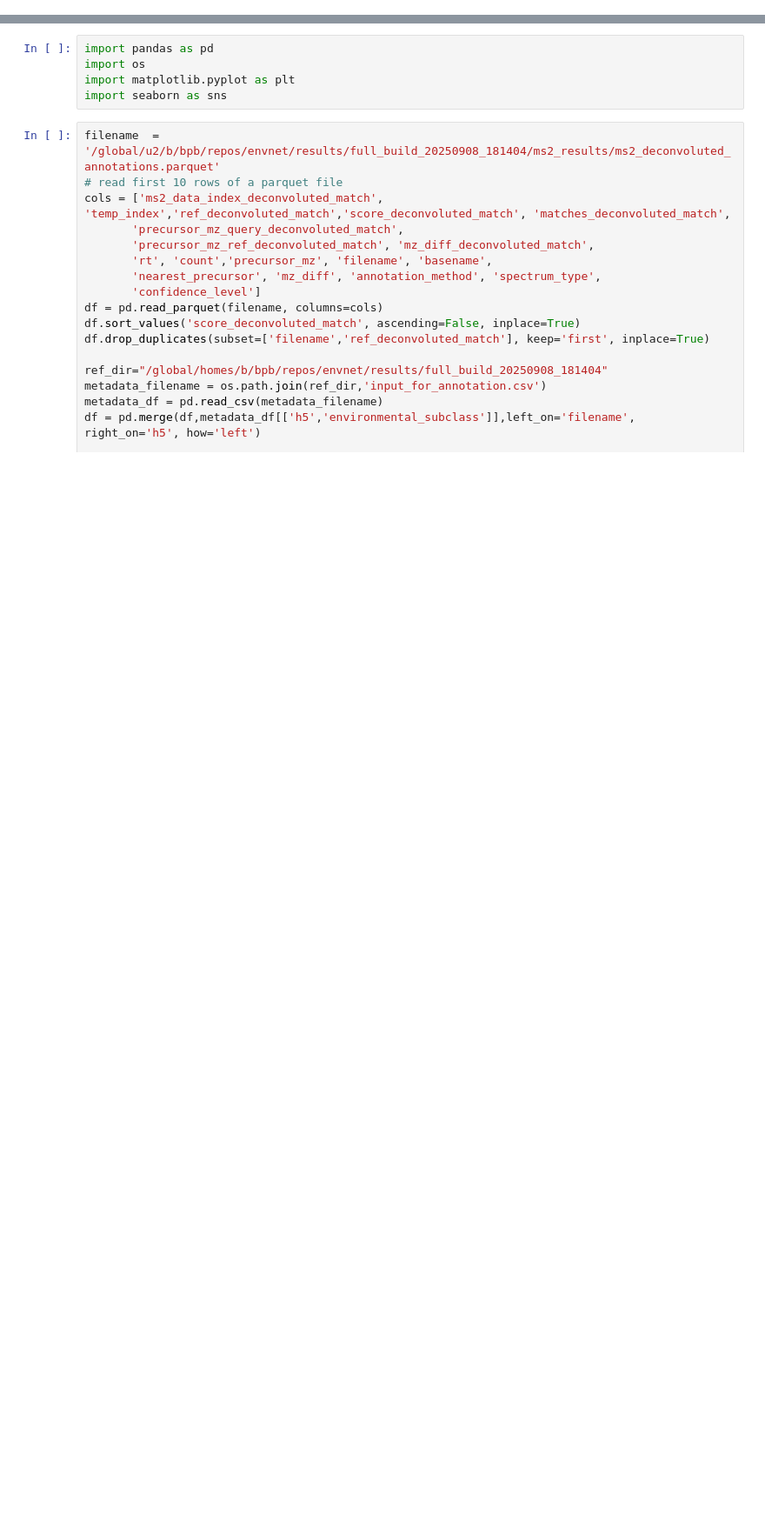
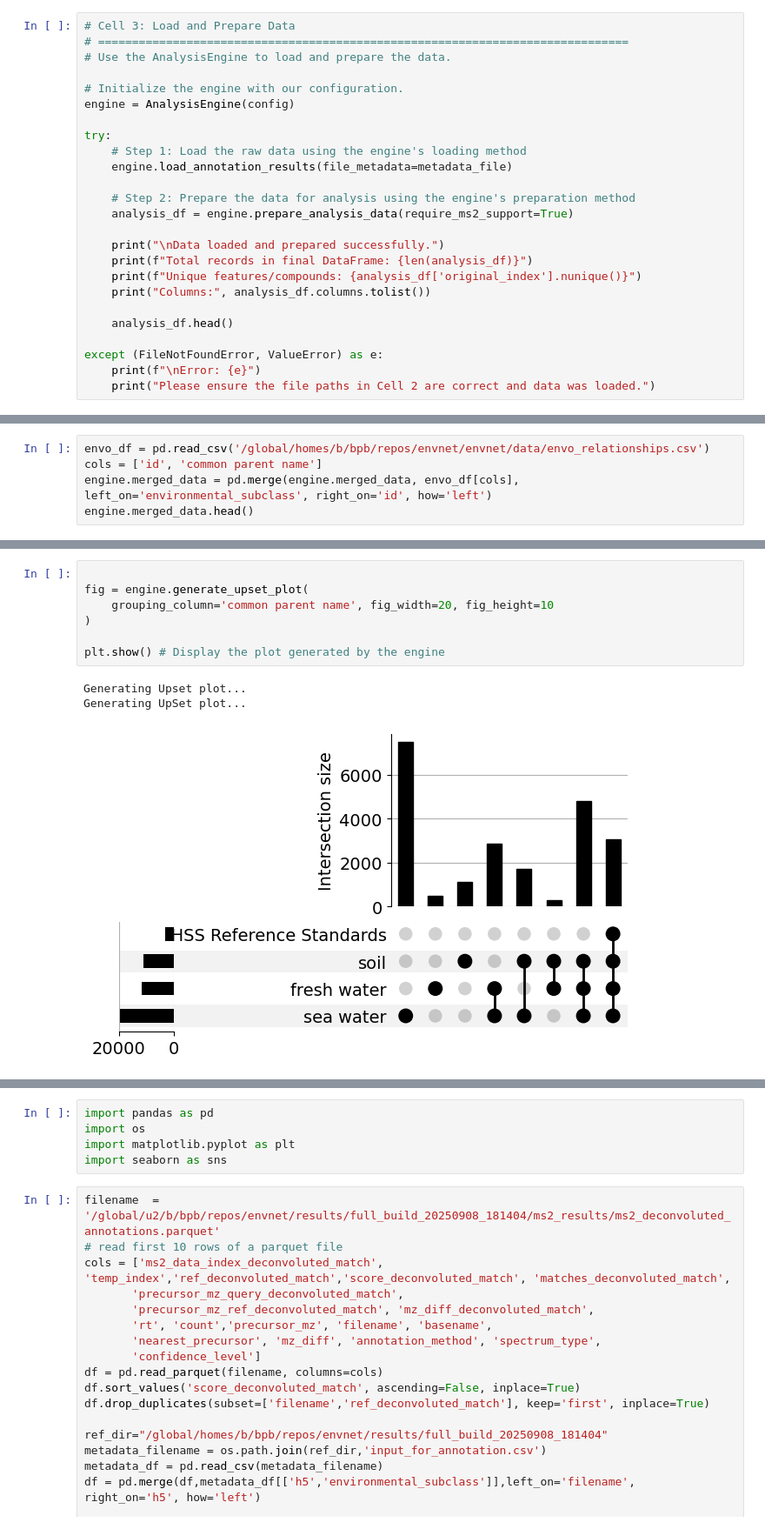
Before and after one commit to biorack/envnet, a Jupyter notebook: notebooks/analyze_environmental_dom_characteristics.ipynb, the cells around one changed output, grey strips where cells are left out. Shown: that part at 87% size. Saved outputs shown, nothing was run; the diff lists cells and outputs as text; blank space fills up the shorter version.

Commit message:
refactoring to use original_index and filenames consistently

```diff
--- a/notebooks/analyze_environmental_dom_characteristics.ipynb
+++ b/notebooks/analyze_environmental_dom_characteristics.ipynb
@@ -0,0 +69,25 @@
+# %%
+# Cell 3: Load and Prepare Data
+# ==============================================================================
+# Use the AnalysisEngine to load and prepare the data.
+
+# Initialize the engine with our configuration.
+engine = AnalysisEngine(config)
+
+try:
+    # Step 1: Load the raw data using the engine's loading method
+    engine.load_annotation_results(file_metadata=metadata_file)
+
+    # Step 2: Prepare the data for analysis using the engine's preparation method
+    analysis_df = engine.prepare_analysis_data(require_ms2_support=True)
+
+    print("\nData loaded and prepared successfully.")
+    print(f"Total records in final DataFrame: {len(analysis_df)}")
+    print(f"Unique features/compounds: {analysis_df['original_index'].nunique()}")
+    print("Columns:", analysis_df.columns.tolist())
+
+    analysis_df.head()
+
+except (FileNotFoundError, ValueError) as e:
+    print(f"\nError: {e}")
+    print("Please ensure the file paths in Cell 2 are correct and data was loaded.")
@@ -0,0 +113,5 @@
+# %%
+envo_df = pd.read_csv('/global/homes/b/bpb/repos/envnet/envnet/data/envo_relationships.csv')
+cols = ['id', 'common parent name']
+engine.merged_data = pd.merge(engine.merged_data, envo_df[cols], left_on='environmental_subclass', right_on='id', how='left')
+engine.merged_data.head()
@@ -0,0 +125,11 @@
+# %%
+
+fig = engine.generate_upset_plot(
+    grouping_column='common parent name', fig_width=20, fig_height=10
+)
+
+plt.show() # Display the plot generated by the engine
+# %% [output]
+Generating Upset plot...
+Generating UpSet plot...
+[figure, added]
```
Also changed, not shown: parts of 15 cells of this notebook, 9 other files.
